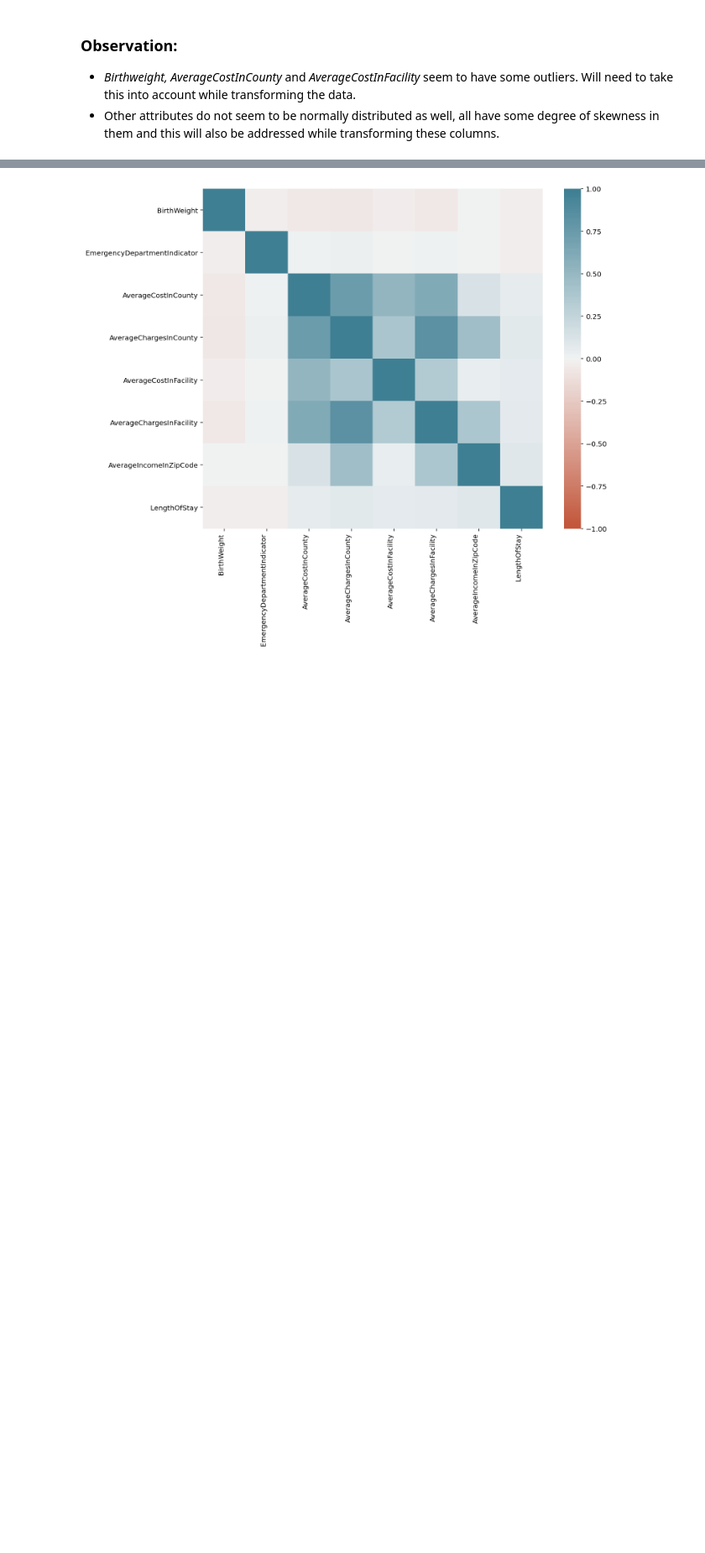
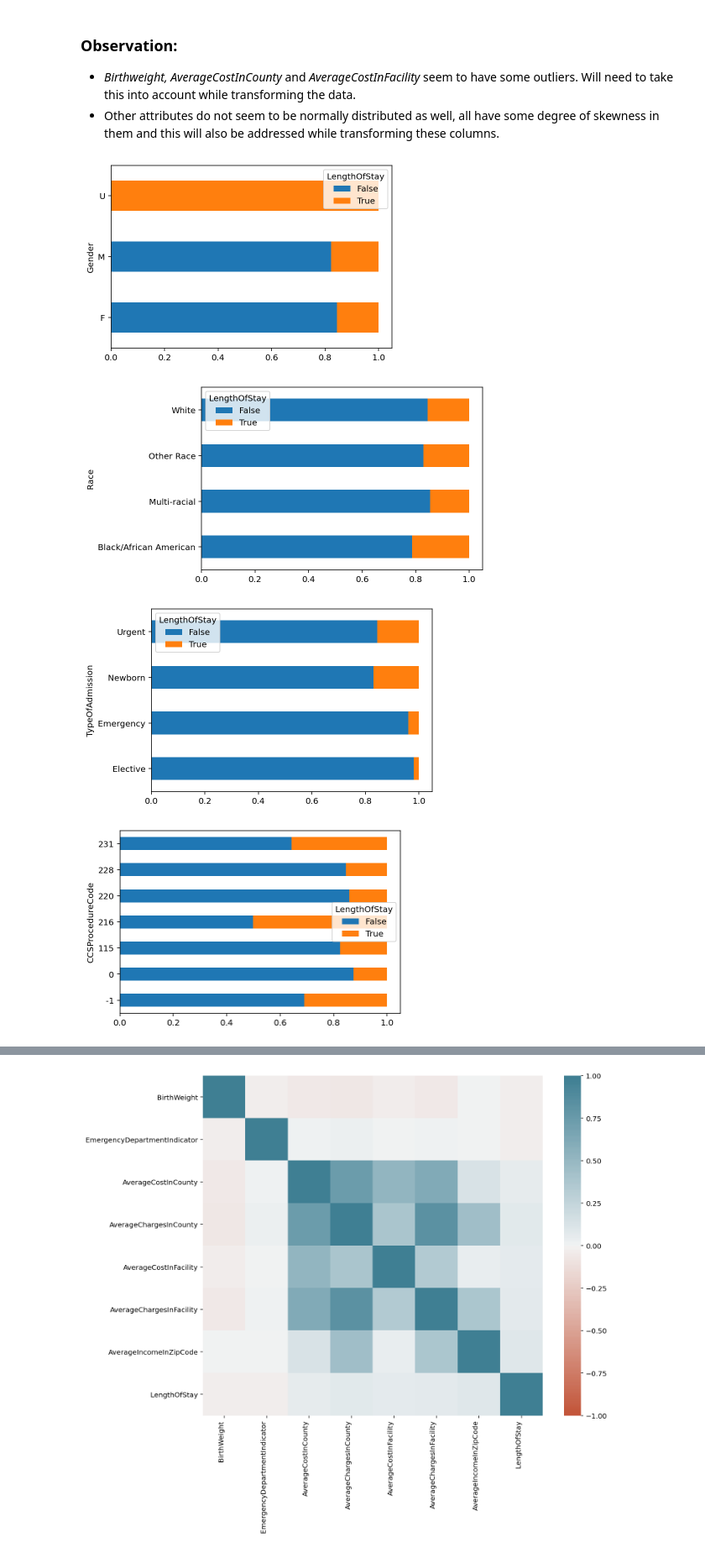
Before and after one commit to shekhar-hazari/CML_assignment_1, a Jupyter notebook: s3831855.ipynb, the cells around one changed output, grey strips where cells are left out. Shown at 84% size. Saved outputs shown, nothing was run; the diff lists cells and outputs as text; code cells hidden in the pictures; blank space fills up the shorter version.

```diff
--- a/s3831855.ipynb
+++ b/s3831855.ipynb
@@ -182,3 +191,12 @@ for column in data.columns:
 ### Observation:
 - *Birthweight, AverageCostInCounty* and *AverageCostInFacility* seem to have some outliers. Will need to take this into account while transforming the data.
 - Other attributes do not seem to be normally distributed as well, all have some degree of skewness in them and this will also be addressed while transforming these columns.
+# %%
+for column in data.columns:
+    if not(is_numeric_dtype(data[column])):
+        pd.crosstab(data[column], data['LengthOfStay'], margins = False, normalize='index').plot.barh(stacked = True)
+# %% [output]
+[figure, added]
+[figure, added]
+[figure, added]
+[figure, added]
```
Also changed, not shown: parts of 13 cells of this notebook.
